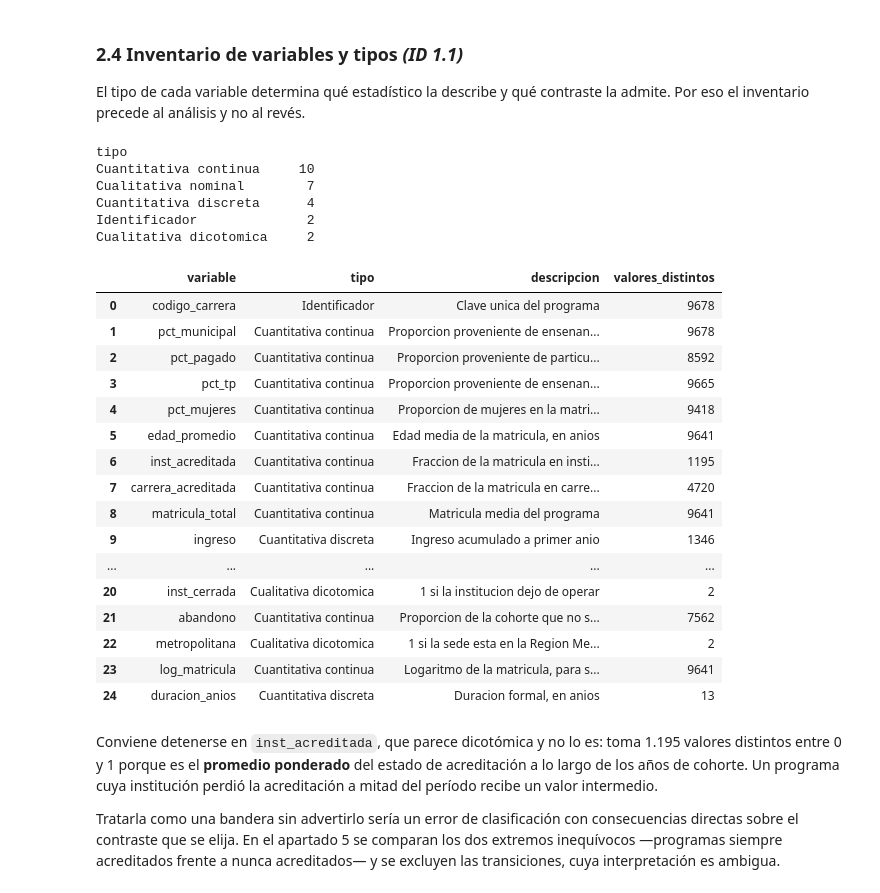
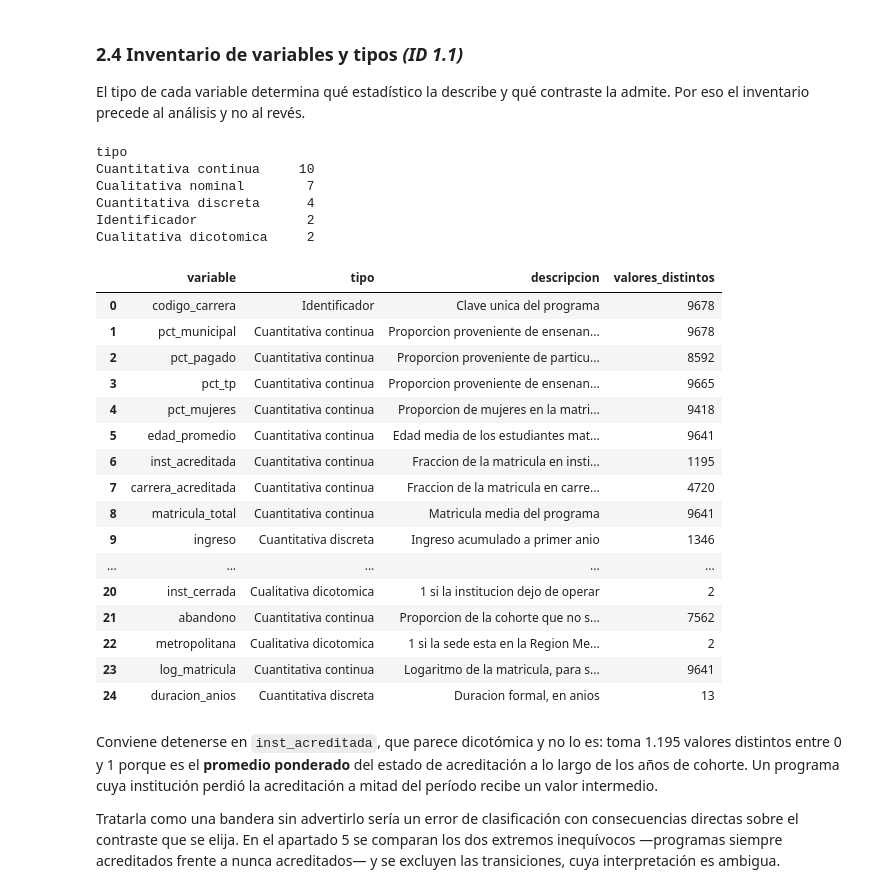
Before and after one commit to santunez75/analisis-desercion, a Jupyter notebook: S1/Sumativa1_Analisis_Desercion.ipynb, the cells around one changed output. Cells and saved outputs as stored; diff of their text form; code cells hidden in the pictures.

```diff
--- a/S1/Sumativa1_Analisis_Desercion.ipynb
+++ b/S1/Sumativa1_Analisis_Desercion.ipynb
@@ -202,7 +202,7 @@ TIPOS = {
     "pct_municipal": ("Cuantitativa continua", "Proporcion proveniente de ensenanza municipal"),
     "pct_pagado": ("Cuantitativa continua", "Proporcion proveniente de particular pagado"),
     "pct_tp": ("Cuantitativa continua", "Proporcion proveniente de ensenanza tecnico-profesional"),
-    "edad_promedio": ("Cuantitativa continua", "Edad media de la matricula, en anios"),
+    "edad_promedio": ("Cuantitativa continua", "Edad media de los estudiantes matriculados, en anios"),
     "matricula_total": ("Cuantitativa continua", "Matricula media del programa"),
     "log_matricula": ("Cuantitativa continua", "Logaritmo de la matricula, para simetrizar la escala"),
     "ingreso": ("Cuantitativa discreta", "Ingreso acumulado a primer anio"),
@@ -215,34 +215,34 @@ TIPOS = {
     "region": ("Cualitativa nominal", "Region de la sede"),
     "modalidad": ("Cualitativa nominal", "Presencial, semipresencial o no presencial"),
     "jornada": ("Cualitativa nominal", "Diurna, vespertina u otra"),
     "nombre_institucion": ("Cualitativa nominal", "Institucion"),
     "codigo_carrera": ("Identificador", "Clave unica del programa"),
     "codigo_de_institucion": ("Identificador", "Clave de la institucion"),
     "metropolitana": ("Cualitativa dicotomica", "1 si la sede esta en la Region Metropolitana"),
     "inst_cerrada": ("Cualitativa dicotomica", "1 si la institucion dejo de operar"),
 }
 
 diccionario = pd.DataFrame(
     [{"variable": v, "tipo": TIPOS[v][0], "descripcion": TIPOS[v][1],
       "valores_distintos": datos[v].nunique()} for v in datos.columns]
 )
 diccionario.to_csv(TABLAS / "diccionario_variables.csv", index=False, encoding="utf-8-sig")
 print(diccionario["tipo"].value_counts().to_string())
 diccionario
 # %% [output]
 tipo
 Cuantitativa continua     10
 Cualitativa nominal        7
 Cuantitativa discreta      4
 Identificador              2
 Cualitativa dicotomica     2
 |  | variable | tipo | descripcion | valores_distintos |
 | 0 | codigo_carrera | Identificador | Clave unica del programa | 9678 |
 | 1 | pct_municipal | Cuantitativa continua | Proporcion proveniente de ensenan... | 9678 |
 | 2 | pct_pagado | Cuantitativa continua | Proporcion proveniente de particu... | 8592 |
 | 3 | pct_tp | Cuantitativa continua | Proporcion proveniente de ensenan... | 9665 |
 | 4 | pct_mujeres | Cuantitativa continua | Proporcion de mujeres en la matri... | 9418 |
-| 5 | edad_promedio | Cuantitativa continua | Edad media de la matricula, en anios | 9641 |
+| 5 | edad_promedio | Cuantitativa continua | Edad media de los estudiantes mat... | 9641 |
 | 6 | inst_acreditada | Cuantitativa continua | Fraccion de la matricula en insti... | 1195 |
 | 7 | carrera_acreditada | Cuantitativa continua | Fraccion de la matricula en carre... | 4720 |
 | 8 | matricula_total | Cuantitativa continua | Matricula media del programa | 9641 |
```
Also changed, not shown: parts of 3 cells of this notebook, 10 other files.
